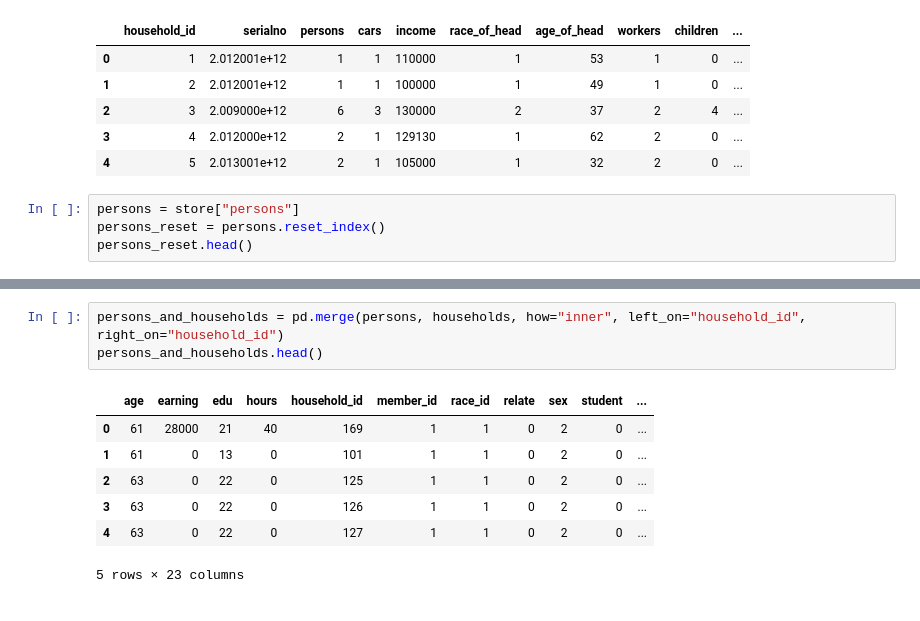
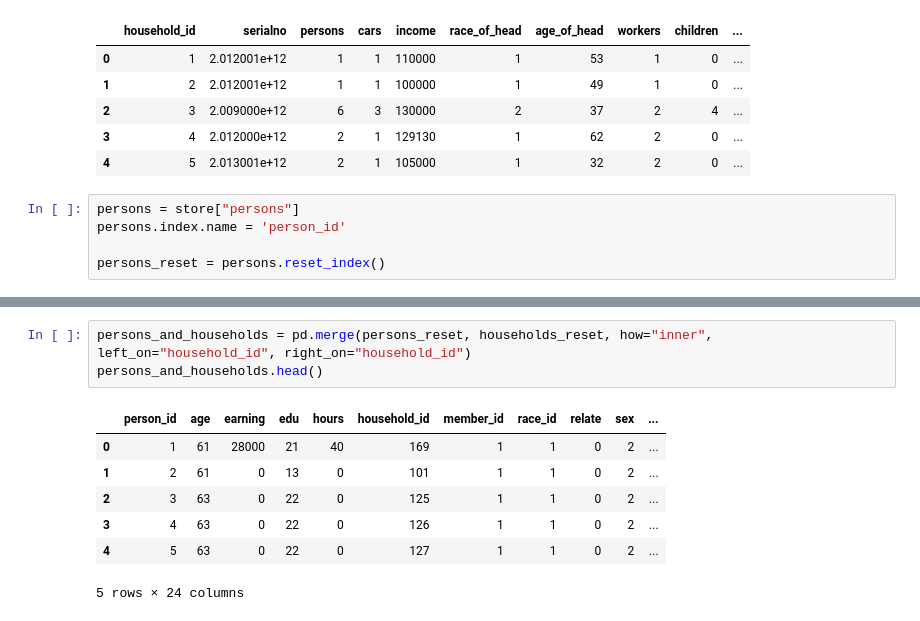
Before and after one commit to ual/ual_model_workspace, a Jupyter notebook: spring-2019-models/notebooks-amelia/urbansim to polaris data.ipynb, the cells around one changed output, grey strips where cells are left out. Drawn from its saved outputs; the diff is of its cells as text.

Commit message:
household, person vars done except age issue

```diff
--- a/spring-2019-models/notebooks-amelia/urbansim to polaris data.ipynb
+++ b/spring-2019-models/notebooks-amelia/urbansim to polaris data.ipynb
@@ -18,5 +46,6 @@ households_reset.head()
 | 4 | 5 | 2.013001e+12 | 2 | 1 | 105000 | 1 | 32 | 2 | 0 | ... |
 # %%
 persons = store["persons"]
+persons.index.name = 'person_id'
+
 persons_reset = persons.reset_index()
-persons_reset.head()
@@ -30,11 +163,11 @@ persons_reset.head()
 # %%
-persons_and_households = pd.merge(persons, households, how="inner", left_on="household_id", right_on="household_id")
+persons_and_households = pd.merge(persons_reset, households_reset, how="inner", left_on="household_id", right_on="household_id")
 persons_and_households.head()
 # %% [output]
-|  | age | earning | edu | hours | household_id | member_id | race_id | relate | sex | student | ... |
-| 0 | 61 | 28000 | 21 | 40 | 169 | 1 | 1 | 0 | 2 | 0 | ... |
-| 1 | 61 | 0 | 13 | 0 | 101 | 1 | 1 | 0 | 2 | 0 | ... |
-| 2 | 63 | 0 | 22 | 0 | 125 | 1 | 1 | 0 | 2 | 0 | ... |
-| 3 | 63 | 0 | 22 | 0 | 126 | 1 | 1 | 0 | 2 | 0 | ... |
-| 4 | 63 | 0 | 22 | 0 | 127 | 1 | 1 | 0 | 2 | 0 | ... |
+|  | person_id | age | earning | edu | hours | household_id | member_id | race_id | relate | sex | ... |
+| 0 | 1 | 61 | 28000 | 21 | 40 | 169 | 1 | 1 | 0 | 2 | ... |
+| 1 | 2 | 61 | 0 | 13 | 0 | 101 | 1 | 1 | 0 | 2 | ... |
+| 2 | 3 | 63 | 0 | 22 | 0 | 125 | 1 | 1 | 0 | 2 | ... |
+| 3 | 4 | 63 | 0 | 22 | 0 | 126 | 1 | 1 | 0 | 2 | ... |
+| 4 | 5 | 63 | 0 | 22 | 0 | 127 | 1 | 1 | 0 | 2 | ... |
-5 rows × 23 columns
+5 rows × 24 columns
```
Also changed, not shown: parts of 24 cells of this notebook.
